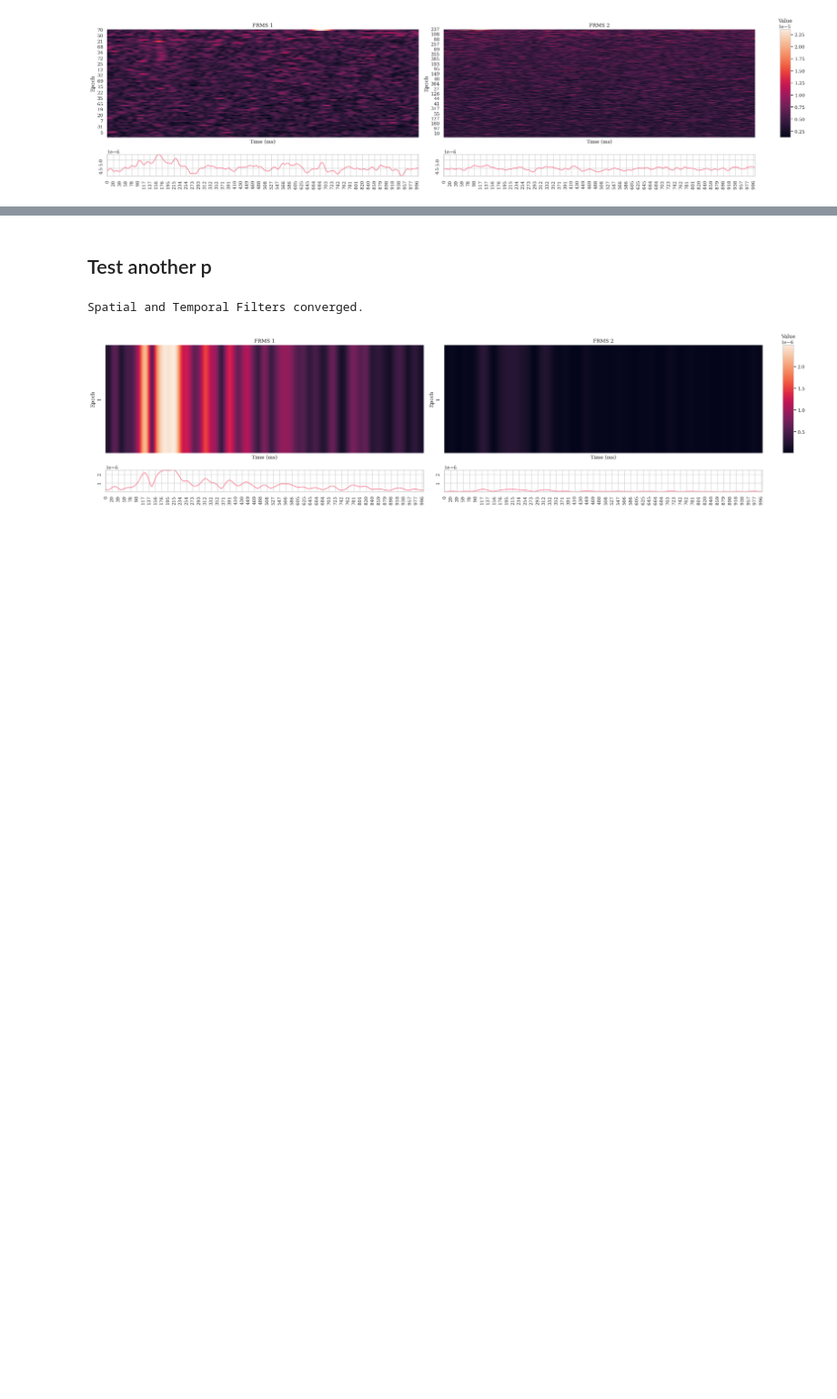
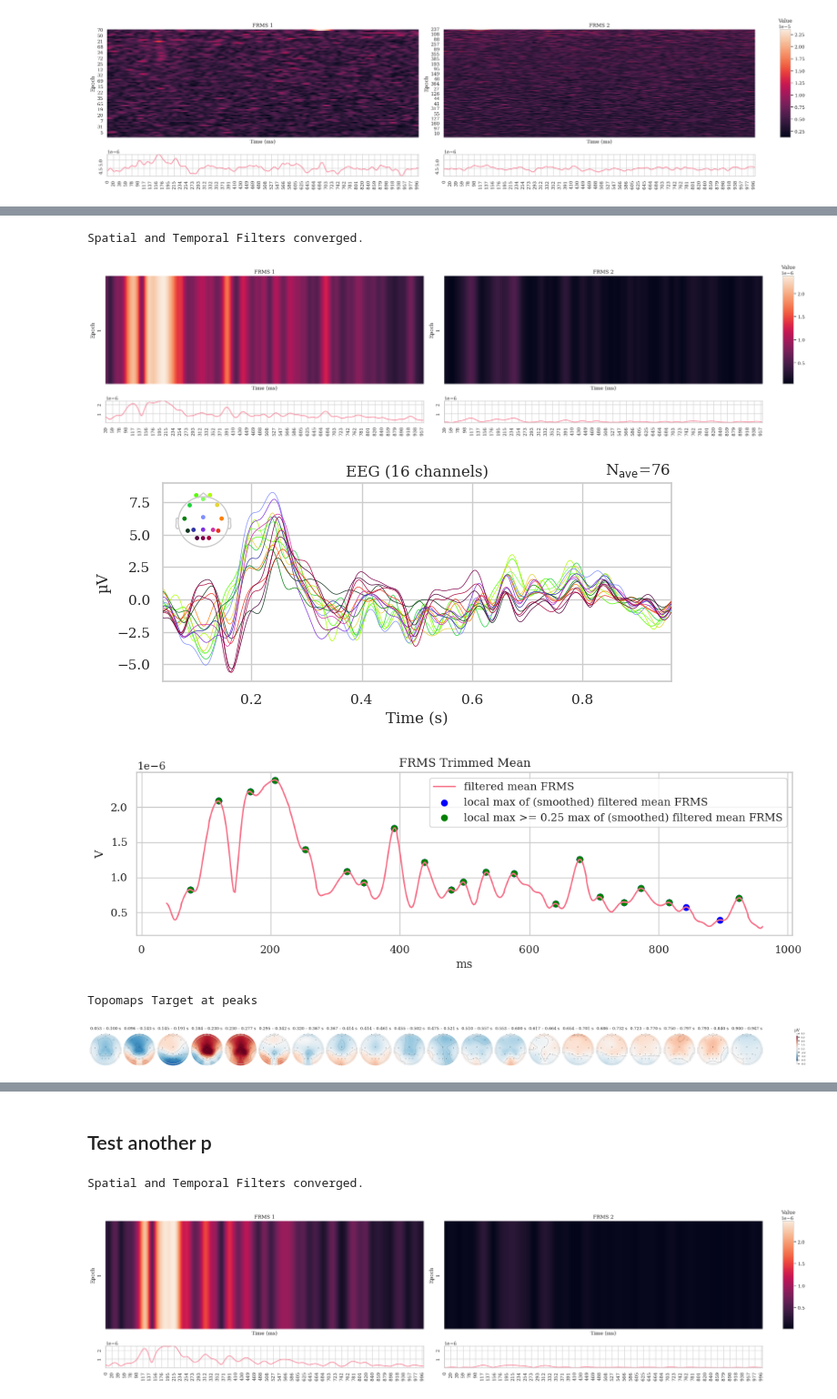
Before and after one commit to isacostamaia/EEG, a Jupyter notebook: notebooks/function_tests_notebooks/test_FRMS_single_session.ipynb, the cells around one changed output, grey strips where cells are left out. Shown at 91% size. Saved outputs shown, nothing was run; the diff lists cells and outputs as text; code cells hidden in the pictures; blank space fills up the shorter version.

```diff
--- a/notebooks/function_tests_notebooks/test_FRMS_single_session.ipynb
+++ b/notebooks/function_tests_notebooks/test_FRMS_single_session.ipynb
@@ -114,0 +138,22 @@ frms.plot_compare(second_frms=frms_ntg)
+# %%
+alt_filter = AltFilters(lag_corrected_epochs, p=10)
+lagged_filtered_epochs, _ = alt_filter.fit_and_apply(class_="Target", plot_it=False)
+
+frms = FRMS(lagged_filtered_epochs["Target"].average())
+frms_ntg = FRMS(lagged_filtered_epochs["NonTarget"].average())
+
+frms.plot_compare(frms_ntg, show = True)
+
+lagged_filtered_epochs["Target"].average().plot();
+
+peaks_idx, _ = frms.peaks_idx(show=True)
+print("Topomaps Target at peaks")
+peaks_times = lagged_filtered_epochs.times[peaks_idx]
+lagged_filtered_epochs["Target"].average().plot_topomap(times= peaks_times, ch_type="eeg", average=0.05);
+# %% [output]
+Spatial and Temporal Filters converged.
+[figure, added]
+[figure, added]
+[figure, added]
+Topomaps Target at peaks
+[figure, added]
```
Also changed, not shown: parts of 15 cells of this notebook, 36 other files.
